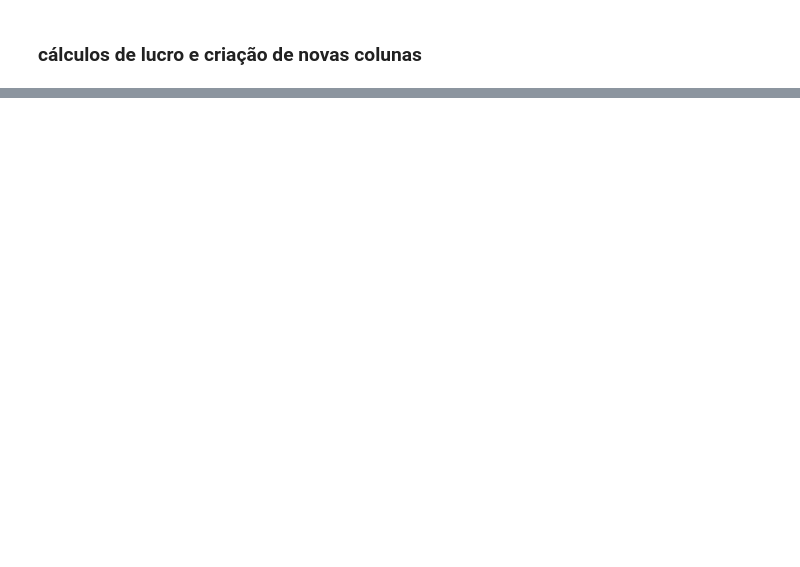
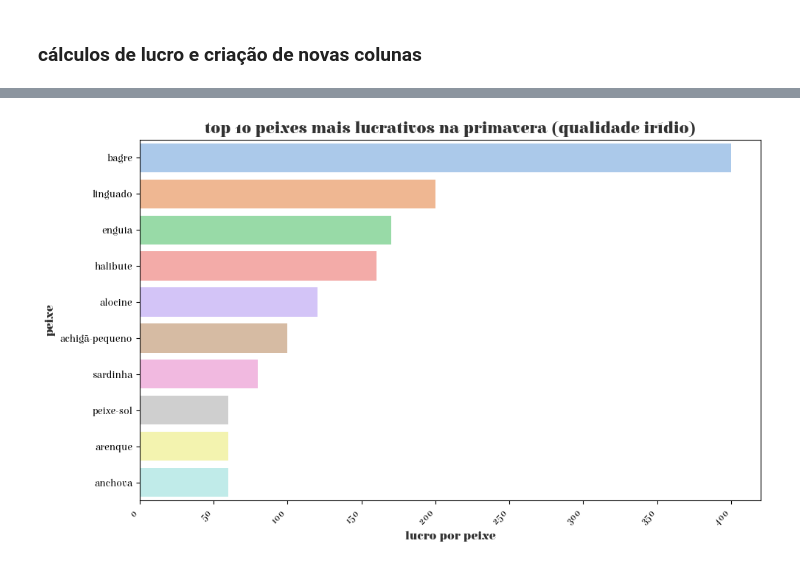
Before and after one commit to gionanagomes/analise-jogos, a Jupyter notebook: jogos/stardew-valley/notebooks/analise-stardew-valley-pesca.ipynb, the cells around one changed output, grey strips where cells are left out. Drawn from its saved outputs; the diff is of its cells as text; code cells hidden in the pictures; blank space fills up the shorter version.

```diff
--- a/jogos/stardew-valley/notebooks/analise-stardew-valley-pesca.ipynb
+++ b/jogos/stardew-valley/notebooks/analise-stardew-valley-pesca.ipynb
@@ -21,13 +42,13 @@ print(f"a pasta 'ferramentas' existe em project_root? {os.path.exists(os.path.jo
 
 from ferramentas.leitura_e_escrita import ler_dados_brutos, salvar_dados_processados
 from ferramentas.limpeza_geral import remover_linhas_vazias, converter_para_numerico, padronizar_nomes_colunas
+from ferramentas.criacao_colunas import categorizar_horario_dia
 from ferramentas.calculos_lucro import calcular_lucro_pesca
-from ferramentas.tratamento_colunas import extrair_hora_inicio, converter_hora_para_periodo, processar_localizacao
 
 caminho_base_stardew_data = os.path.join(project_root, 'jogos', 'stardew-valley')
 caminho_dados_brutos_pesca = os.path.join(caminho_base_stardew_data, 'dados-brutos', 'stardew-valley-pesca.csv')
 caminho_dados_processados_pesca = os.path.join(caminho_base_stardew_data, 'dados-processados', 'stardew-valley-pesca-calculado.csv')
-caminho_pasta_graficos_pesca = os.path.join(project_root, 'jogos', 'stardew-valley', 'gráficos')
+caminho_pasta_graficos_pesca = os.path.join(project_root, 'jogos', 'stardew-valley', 'gráficos', 'pesca')
 caminho_banco_dados = os.path.join(project_root, 'analise_jogos.db')
 
 os.makedirs(caminho_pasta_graficos_pesca, exist_ok=True)
@@ -306,6 +272,8 @@ print("\nrealizando cálculos específicos para peixes...")
 colunas_venda_pesca = ['preco_de_venda_normal', 'preco_de_venda_prata', 'preco_de_venda_ouro', 'preco_de_venda_iridio']
 df_pesca_calculado = calcular_lucro_pesca(df_pesca_limpo, colunas_venda=colunas_venda_pesca)
 
+df_pesca_calculado['periodo'] = df_pesca_calculado['hora_inicio'].apply(categorizar_horario_dia)
+
 print("cálculos de pesca concluídos. primeiras 5 linhas e colunas adicionadas:")
 print(df_pesca_calculado.head())
 print(df_pesca_calculado.columns)
@@ -332,10 +297,0 @@ cálculos de pesca concluídos. primeiras 5 linhas e colunas adicionadas:
-# %%
-df_pesca_calculado['hora_numerica'] = df_pesca_calculado['horario'].apply(extrair_hora_inicio)
-df_pesca_calculado['periodo_do_dia'] = df_pesca_calculado['hora_numerica'].apply(converter_hora_para_periodo)
-
-df_pesca_calculado = processar_localizacao(df_pesca_calculado)
-
-
-
-print("dataframe com as novas colunas de horário e localização:")
-print(df_pesca_calculado[['horario', 'hora_numerica', 'periodo_do_dia', 'localizacao_individual']].head())
@@ -349,0 +456,80 @@ dataframe com as novas colunas de horário e localização:
+# %%
+print("\nrealizando análises e gerando visualizações...")
+
+conn = None
+try:
+    conn = sqlite3.connect(caminho_banco_dados)
+    print("conexão SQLite estabelecida")
+
+    # gráfico 6: top 10 peixes mais lucrativos na primavera
+    query_top_primavera = "SELECT peixe, lucro_por_peixe_iridio FROM stardew_valley_pesca WHERE estacao='primavera' GROUP BY peixe ORDER BY lucro_por_peixe_iridio DESC LIMIT 10"
+    df_top_primavera = pd.read_sql_query(query_top_primavera, conn)
+
+    plt.figure(figsize=(10, 6))
+    sns.barplot(x='lucro_por_peixe_iridio', y='peixe', data=df_top_primavera, palette='pastel')
+    plt.title(f'top 10 peixes mais lucrativos na primavera (qualidade irídio)', fontfamily='Elsie', fontsize='16', fontweight='bold', color='#333')
+    plt.xlabel('lucro por peixe', fontfamily='Elsie', fontsize='12', fontweight='bold', color='#333')
+    plt.ylabel('peixe', fontfamily='Elsie', fontsize='12', fontweight='bold', color='#333')
+    plt.xticks(rotation=45, ha='right', fontfamily='Elsie')
+    plt.yticks(fontfamily='Elsie')
+    plt.tight_layout()
+    plt.savefig(os.path.join(caminho_pasta_graficos_pesca, 'top-10-peixes-primavera.png'))
+    plt.show()
+
+    # gráfico 7: top localizações por lucro médio na primavera
+    query_top_localizacao_primavera = "SELECT localizacao, AVG(lucro_por_peixe_iridio) AS lucro_medio_iridio FROM stardew_valley_pesca WHERE estacao='primavera' GROUP BY localizacao ORDER BY lucro_medio_iridio DESC;"
+    df_top_localizacao_primavera = pd.read_sql_query(query_top_localizacao_primavera, conn)
+
+    plt.figure(figsize=(10, 6))
+    sns.barplot(x='lucro_medio_iridio', y='localizacao', data=df_top_localizacao_primavera, palette='pastel')
+    plt.title(f'top localizações por lucro médio na primavera (qualidade irídio)', fontfamily='Elsie', fontsize='16', fontweight='bold', color='#333')
+    plt.xlabel('lucro médio por peixe', fontfamily='Elsie', fontsize='12', fontweight='bold', color='#333')
+    plt.ylabel('localização', fontfamily='Elsie', fontsize='12', fontweight='bold', color='#333')
+    plt.xticks(rotation=45, ha='right', fontfamily='Elsie')
+    plt.yticks(fontfamily='Elsie')
+    plt.tight_layout()
+    plt.savefig(os.path.join(caminho_pasta_graficos_pesca, 'top-localizacoes-primavera.png'))
+    plt.show()
+
+    # gráfico 8: top períodos do dia por lucro médio na primavera
+    query_top_periodo_primavera = "SELECT periodo, AVG(lucro_por_peixe_iridio) AS lucro_medio_iridio FROM stardew_valley_pesca WHERE estacao='primavera' GROUP BY periodo ORDER BY lucro_medio_iridio DESC;"
+    df_top_periodo_primavera = pd.read_sql_query(query_top_periodo_primavera, conn)
+
+    plt.figure(figsize=(10, 6))
+    sns.barplot(x='lucro_medio_iridio', y='periodo', data=df_top_periodo_primavera, palette='pastel')
+    plt.title(f'top períodos do dia por lucro médio na primavera (qualidade irídio)', fontfamily='Elsie', fontsize='16', fontweight='bold', color='#333')
+    plt.xlabel('lucro médio por peixe', fontfamily='Elsie', fontsize='12', fontweight='bold', color='#333')
+    plt.ylabel('período', fontfamily='Elsie', fontsize='12', fontweight='bold', color='#333')
+    plt.xticks(rotation=45, ha='right', fontfamily='Elsie')
+    plt.yticks(fontfamily='Elsie')
+    plt.tight_layout()
+    plt.savefig(os.path.join(caminho_pasta_graficos_pesca, 'top-periodos-primavera.png'))
+    plt.show()
+
+    # gráfico 9: top climas por lucro médio na primavera
+    query_top_clima_primavera = "SELECT clima, AVG(lucro_por_peixe_iridio) AS lucro_medio_iridio FROM stardew_valley_pesca WHERE estacao='primavera' GROUP BY clima ORDER BY lucro_medio_iridio DESC;"
+    df_top_clima_primavera = pd.read_sql_query(query_top_clima_primavera, conn)
+
+    plt.figure(figsize=(10, 6))
+    sns.barplot(x='lucro_medio_iridio', y='clima', data=df_top_clima_primavera, palette='pastel')
+    plt.title(f'top climas por lucro médio na primavera (qualidade irídio)', fontfamily='Elsie', fontsize='16', fontweight='bold', color='#333')
+    plt.xlabel('lucro médio por peixe', fontfamily='Elsie', fontsize='12', fontweight='bold', color='#333')
+    plt.ylabel('clima', fontfamily='Elsie', fontsize='12', fontweight='bold', color='#333')
+    plt.xticks(rotation=45, ha='right', fontfamily='Elsie')
+    plt.yticks(fontfamily='Elsie')
+    plt.tight_layout()
+    plt.savefig(os.path.join(caminho_pasta_graficos_pesca, 'top-climas-primavera.png'))
+    plt.show()
+
+except sqlite3.Error as e:
+    print(f"erro no SQLite: {e}")
+except pd.errors.DatabaseError as e:
+    print(f"erro ao ler do banco de dados com pandas: {e}")
+except Exception as e:
+    print(f"ocorreu um erro inesperado: {e}")
+
+finally:
+    if conn:
+        conn.close()
+        print("conexão SQLite fechada")
+# %% [output]
@@ -349,0 +541 @@ dataframe com as novas colunas de horário e localização:
+[figure, added]
```
Also changed, not shown: parts of 33 cells of this notebook, 48 other files.
